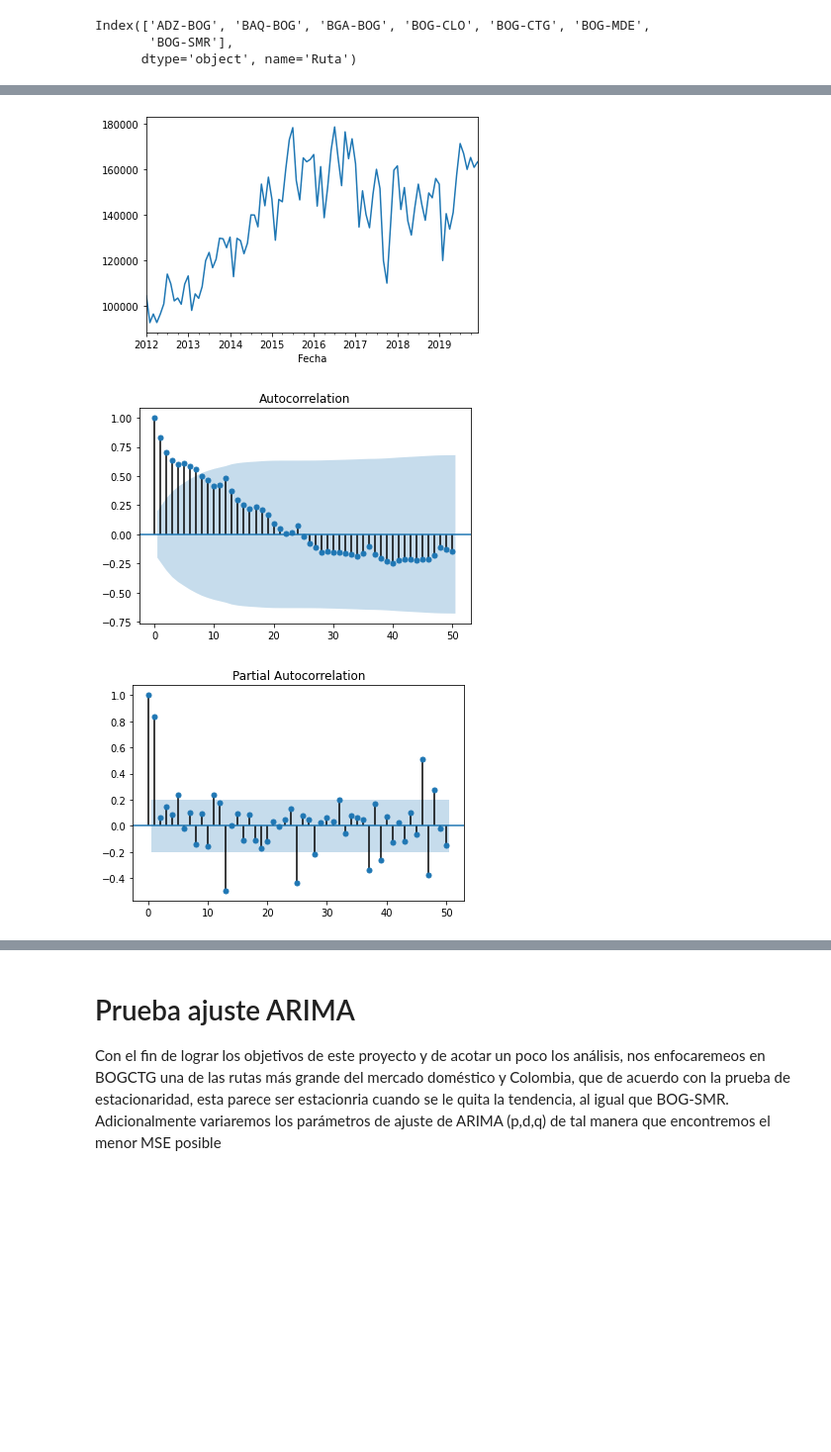
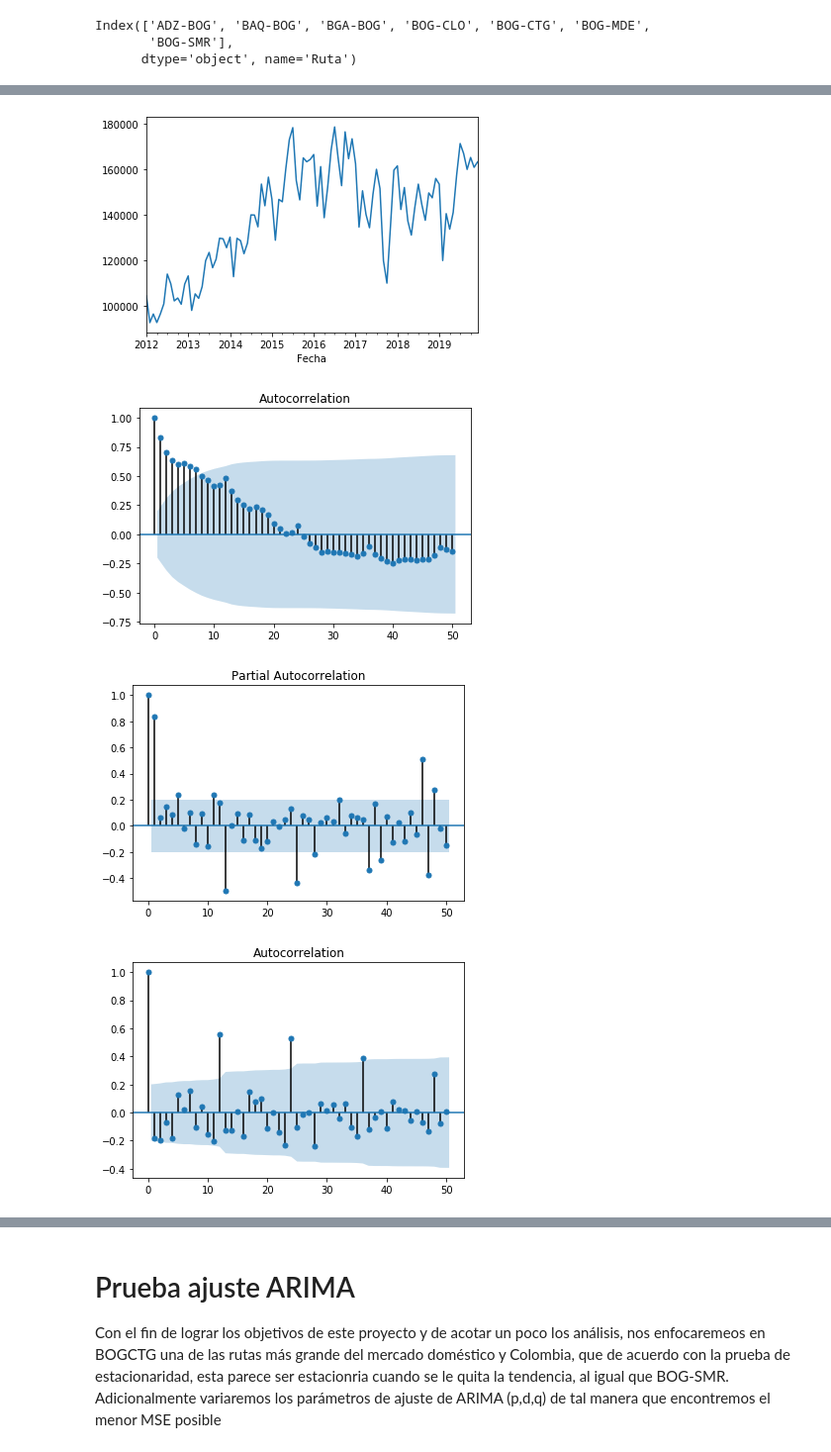
Before and after one commit to dcrojasa/EjerciciosModelosAvanzados1, a Jupyter notebook: Proyecto.ipynb, the cells around one changed output, grey strips where cells are left out. Shown at 99% size. Saved outputs shown, nothing was run; the diff lists cells and outputs as text; code cells hidden in the pictures; blank space fills up the shorter version.

```diff
--- a/Proyecto.ipynb
+++ b/Proyecto.ipynb
@@ -287,11 +290,14 @@ plot_pacf(df3['ADZ-BOG'], lags=50);
 # %%
 df3['BAQ-BOG'].plot()
 plot_acf(df3['BAQ-BOG'], lags=50)
-plot_pacf(df3['BAQ-BOG'], lags=50);
+plot_pacf(df3['BAQ-BOG'], lags=50)
+# autocorrelación con una diferencia
+plot_acf(df3['BAQ-BOG'].diff().iloc[1:], lags=50);
 # %% [output]
 [figure]
 [figure]
 [figure]
+[figure, added]
 # %%
 df3['BGA-BOG'].plot()
 plot_acf(df3['BGA-BOG'], lags=50)
```
Also changed, not shown: parts of 10 cells of this notebook.
